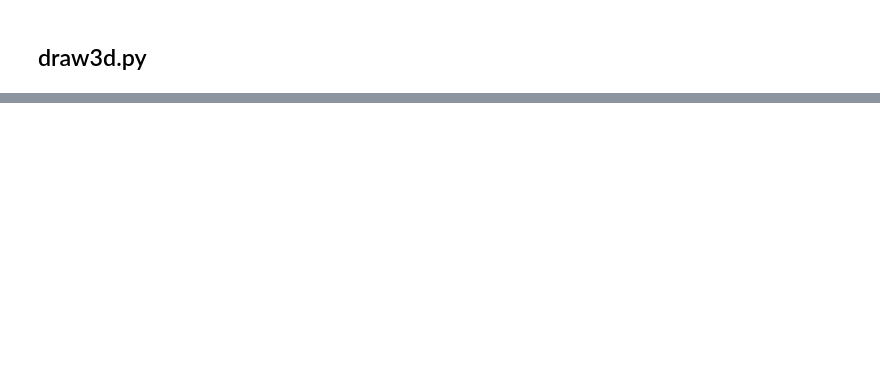
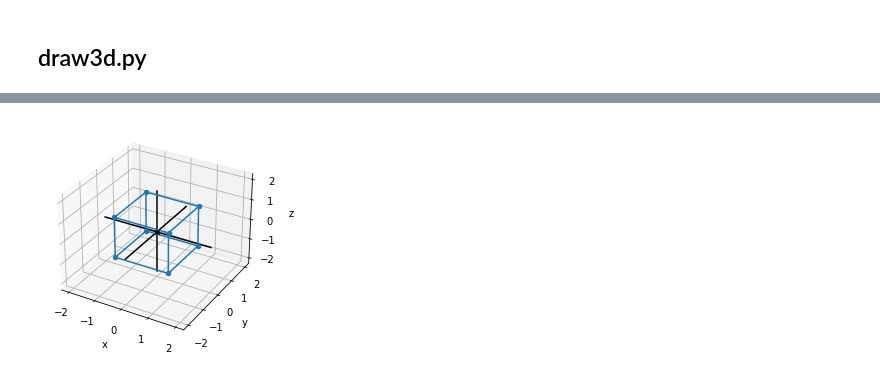
Before and after one commit to Lang-Shao/graduate_cource, a Jupyter notebook: Using_Python/Python_Books/2020Math_for_Programmers/Chapter 03/Ch03_mytest.ipynb, the cells around one changed output, grey strips where cells are left out. Saved outputs shown, nothing was run; the diff lists cells and outputs as text; code cells hidden in the pictures; blank space fills up the shorter version.

```diff
--- a/Using_Python/Python_Books/2020Math_for_Programmers/Chapter 03/Ch03_mytest.ipynb
+++ b/Using_Python/Python_Books/2020Math_for_Programmers/Chapter 03/Ch03_mytest.ipynb
@@ -177,0 +194,13 @@ draw3d()
+# %%
+pm1 = [1,-1]
+vertices = [(x,y,z) for x in pm1 for y in pm1 for z in pm1]
+edges = [((-1,y,z),(1,y,z)) for y in pm1 for z in pm1] +\
+[((x,-1,z),(x,1,z)) for x in pm1 for z in pm1] +\
+[((x,y,-1),(x,y,1)) for x in pm1 for y in pm1]
+
+draw3d(
+Points3D(*vertices,color=blue),
+*[Segment3D(*edge) for edge in edges]
+)
+# %% [output]
+[figure, added]
```
Also changed, not shown: parts of 8 cells of this notebook.
